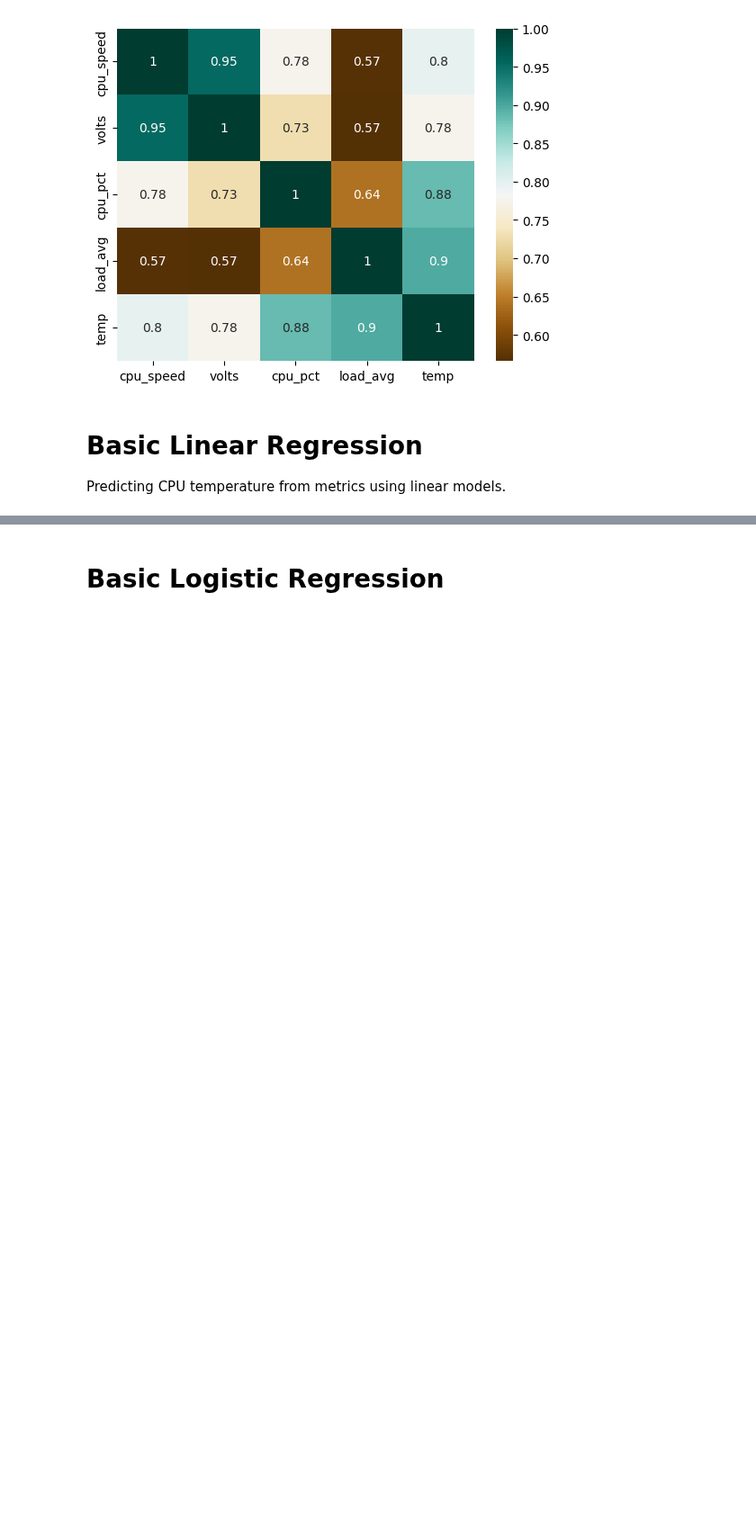
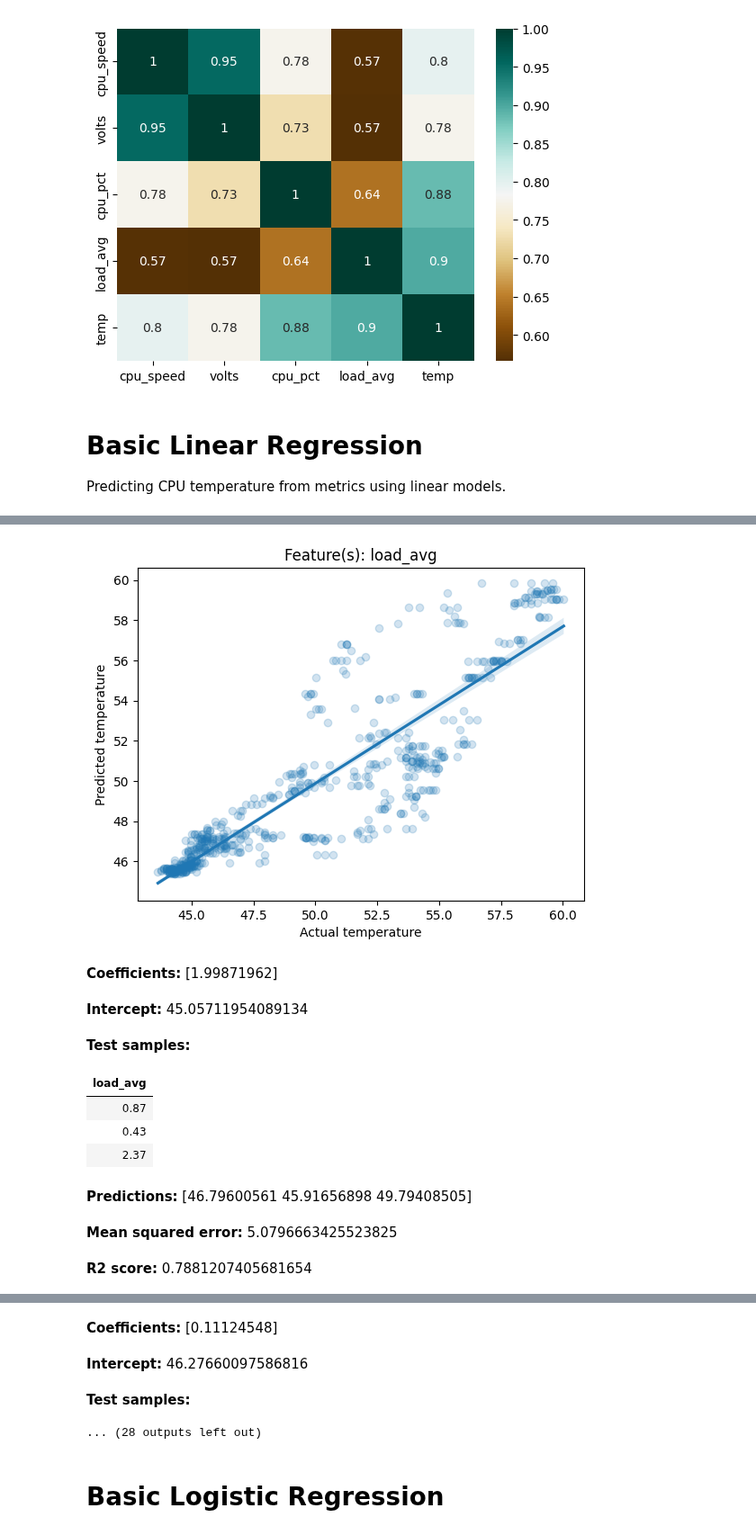
Before and after one commit to raspberrypipress/ai-projects-raspberrypi, a Jupyter notebook: code/ch03/Analyse CPU Data.ipynb, the cells around one changed output, grey strips where cells are left out. Shown at 90% size. Cells and saved outputs as stored; diff of their text form; code cells hidden in the pictures; blank space fills up the shorter version.

```diff
--- a/code/ch03/Analyse CPU Data.ipynb
+++ b/code/ch03/Analyse CPU Data.ipynb
@@ -118,0 +94,21 @@ array([50.23380337, 54.35116579, 52.91208766])
+# %%
+# Specify the independent variables, also known as "features".
+linreg_features = ["load_avg", "cpu_pct", "cpu_speed", "volts"]
+
+# Build a single-variable regression model for each feature, then
+# build a multiple-variable model for all the features.
+for fc in linreg_features:
+    do_regression(df_adjusted, [fc])
+do_regression(df_adjusted, linreg_features)
+# %% [output]
+[figure, added]
+Coefficients: [1.99871962]
+Intercept: 45.05711954089134
+Test samples:
+| load_avg |
+| 0.87 |
+| 0.43 |
+| 2.37 |
+Predictions: [46.79600561 45.91656898 49.79408505]
+Mean squared error: 5.0796663425523825
+R2 score: 0.7881207405681654
@@ -119,3 +116,7 @@ array([50.23380337, 54.35116579, 52.91208766])
+Coefficients: [0.11124548]
+Intercept: 46.27660097586816
+Test samples:
+... (28 outputs left out)
 # %% [markdown]
 # Basic Logistic Regression
 # %%
```
Also changed, not shown: parts of 4 cells of this notebook.
